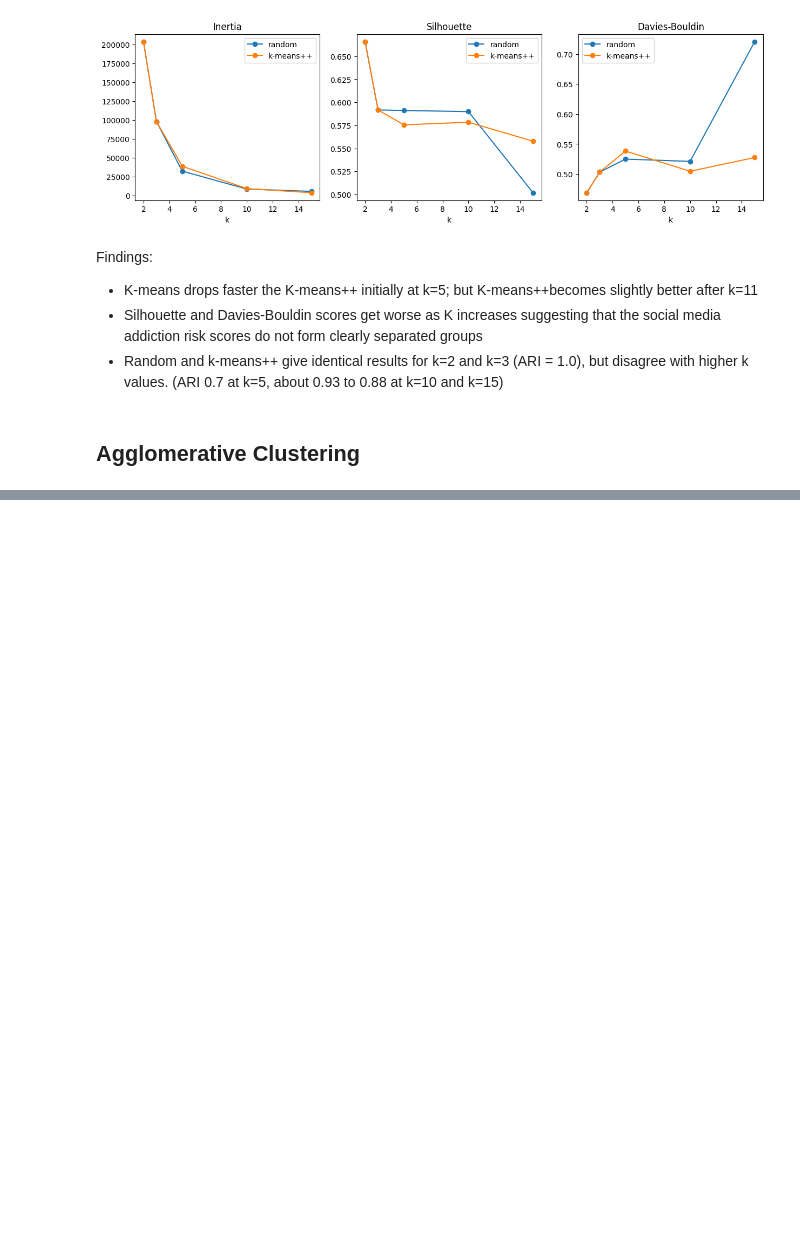
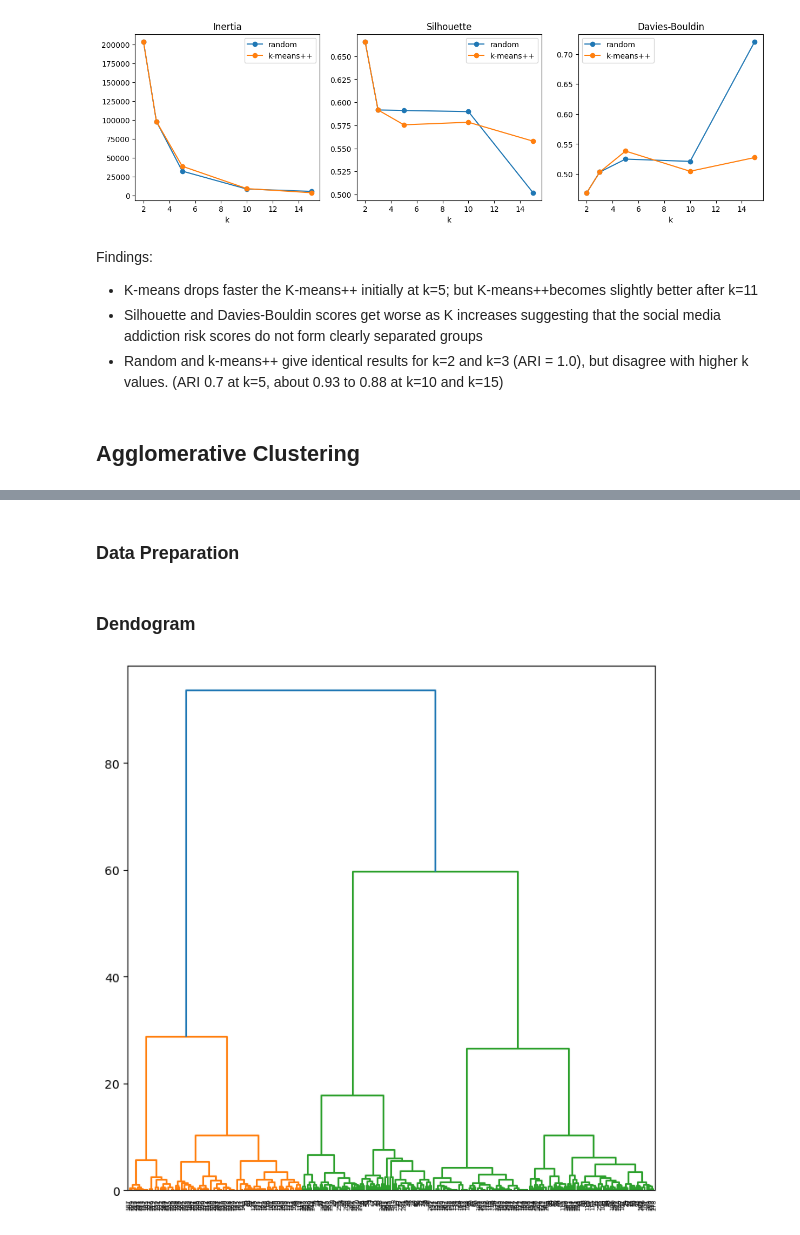
Before and after one commit to vcdice-69/SC4020-Project-1, a Jupyter notebook: group_38_code/Social Media, Dopamine, and Productivity Dataset/code.ipynb, the cells around one changed output, grey strips where cells are left out. Saved outputs shown, nothing was run; the diff lists cells and outputs as text; code cells hidden in the pictures; blank space fills up the shorter version.

Commit message:
agglomerative for social media dataset

```diff
--- a/group_38_code/Social Media, Dopamine, and Productivity Dataset/code.ipynb
+++ b/group_38_code/Social Media, Dopamine, and Productivity Dataset/code.ipynb
@@ -253,0 +266,16 @@ Findings:
+# %%
+df = pd.read_csv("../../datasets/social_media_dopamine_productivity.csv", header=None)
+
+#Cleaning
+row = df.iloc[0].tolist()
+row.insert(57, "mood_dependency_on_sm_score")
+row.remove("notes")
+df.columns = row
+df.drop(index=0, axis=0, inplace=True)
+
+df=df.drop(['data_source','synthetic_flag'], axis=1)
+for col in df.columns:
+    converted = pd.to_numeric(df[col], errors='coerce')
+    if converted.notna().sum() == df[col].notna().sum():
+        df[col] = converted
+print("First 3 records:", df.head(3))
@@ -253,0 +300,9 @@ Findings:
+# %% [markdown]
+### Data Preparation
+# %%
+#Drop variables
+features = df.select_dtypes(include='number').drop(columns=['sm_addiction_risk_score', 'age'])
+
+#Scaling
+scaler = StandardScaler()
+df_scaled = pd.DataFrame(scaler.fit_transform(features), columns=features.columns, index=features.index)
@@ -253,0 +315,8 @@ Findings:
+# %% [markdown]
+### Dendogram
+# %%
+#Plotting dendrogram
+plt.figure(figsize =(8, 8))
+Dendrogram = shc.dendrogram((shc.linkage(df_scaled, method ='ward')))
+# %% [output]
+[figure, added]
```
Also changed, not shown: parts of 17 cells of this notebook.
